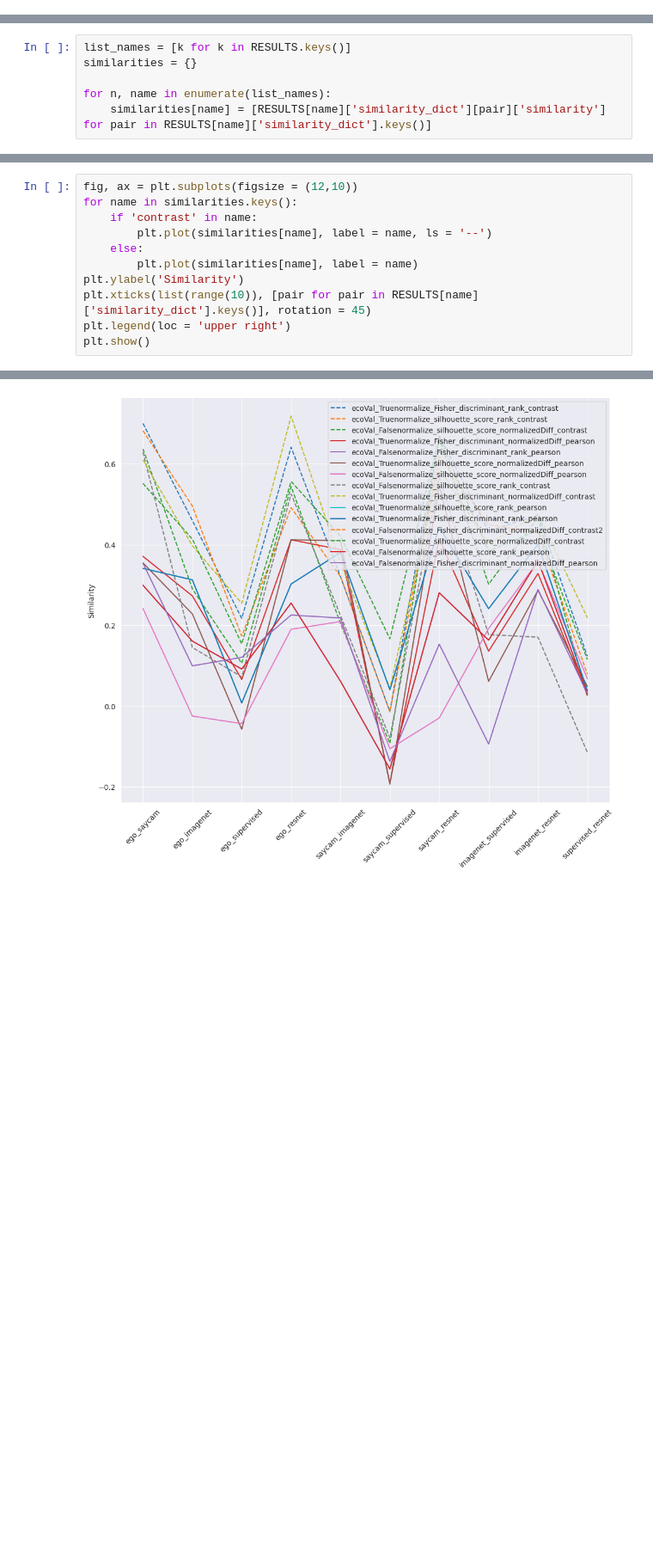
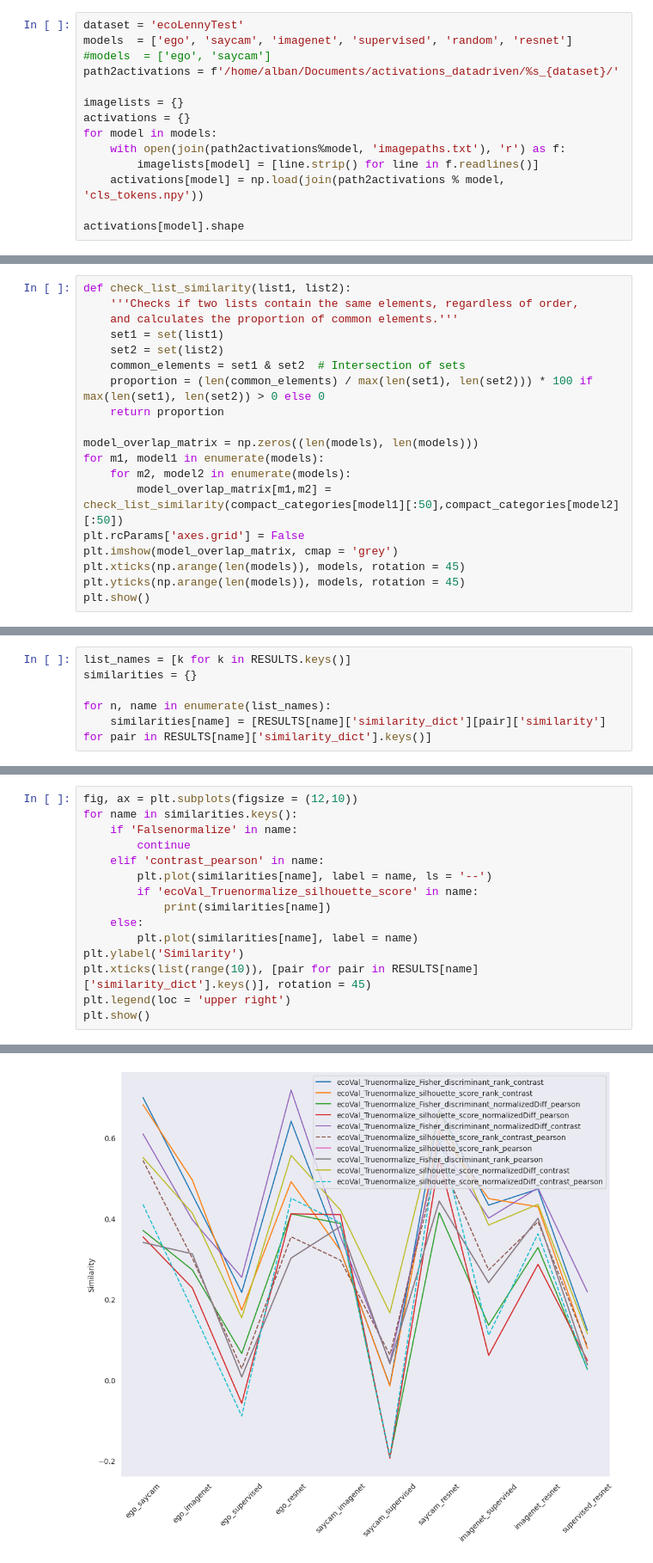
Before and after one commit to AlbanFlachot/SAYCam_Vs_EGO4D, a Jupyter notebook: meta_analysis_stimuli_selection.ipynb, the cells around one changed output, grey strips where cells are left out. Shown at 86% size. Drawn from its saved outputs; the diff is of its cells as text; blank space fills up the shorter version.

```diff
--- a/meta_analysis_stimuli_selection.ipynb
+++ b/meta_analysis_stimuli_selection.ipynb
@@ -21,3 +21,17 @@ importlib.reload(cka)
 importlib.reload(max_rsa)
 # %% [output]
 <module 'lib.algos_maxRSA' from '/home/alban/projects/SAYCam_Vs_EGO4D/lib/algos_maxRSA.py'>
+# %%
+dataset = 'ecoLennyTest'
+models  = ['ego', 'saycam', 'imagenet', 'supervised', 'random', 'resnet']
+#models  = ['ego', 'saycam']
+path2activations = f'/home/alban/Documents/activations_datadriven/%s_{dataset}/'
+
+imagelists = {}
+activations = {}
+for model in models:
+    with open(join(path2activations%model, 'imagepaths.txt'), 'r') as f:
+        imagelists[model] = [line.strip() for line in f.readlines()]
+    activations[model] = np.load(join(path2activations % model, 'cls_tokens.npy'))
+
+activations[model].shape
@@ -23,0 +121,19 @@ importlib.reload(max_rsa)
+# %%
+def check_list_similarity(list1, list2):
+    '''Checks if two lists contain the same elements, regardless of order,
+    and calculates the proportion of common elements.'''
+    set1 = set(list1)
+    set2 = set(list2)
+    common_elements = set1 & set2  # Intersection of sets
+    proportion = (len(common_elements) / max(len(set1), len(set2))) * 100 if max(len(set1), len(set2)) > 0 else 0
+    return proportion
+
+model_overlap_matrix = np.zeros((len(models), len(models)))
+for m1, model1 in enumerate(models):
+    for m2, model2 in enumerate(models):
+        model_overlap_matrix[m1,m2] = check_list_similarity(compact_categories[model1][:50],compact_categories[model2][:50])
+plt.rcParams['axes.grid'] = False
+plt.imshow(model_overlap_matrix, cmap = 'grey')
+plt.xticks(np.arange(len(models)), models, rotation = 45)
+plt.yticks(np.arange(len(models)), models, rotation = 45)
+plt.show()
@@ -52,8 +181,12 @@ plt.show()
 # %%
 fig, ax = plt.subplots(figsize = (12,10))
 for name in similarities.keys():
-    if 'contrast' in name:
+    if 'Falsenormalize' in name:
+        continue
+    elif 'contrast_pearson' in name:
         plt.plot(similarities[name], label = name, ls = '--')
+        if 'ecoVal_Truenormalize_silhouette_score' in name:
+            print(similarities[name])
     else:
         plt.plot(similarities[name], label = name)
 plt.ylabel('Similarity')
@@ -64,4 +199,4 @@ plt.show()
-[figure, old version]
+[figure, new version]
 # %%
 listsamples = glob.glob('results/*Truenormalize.npy')
 nb_cols = 5
```
Also changed, not shown: parts of 21 cells of this notebook, 5 other files.
